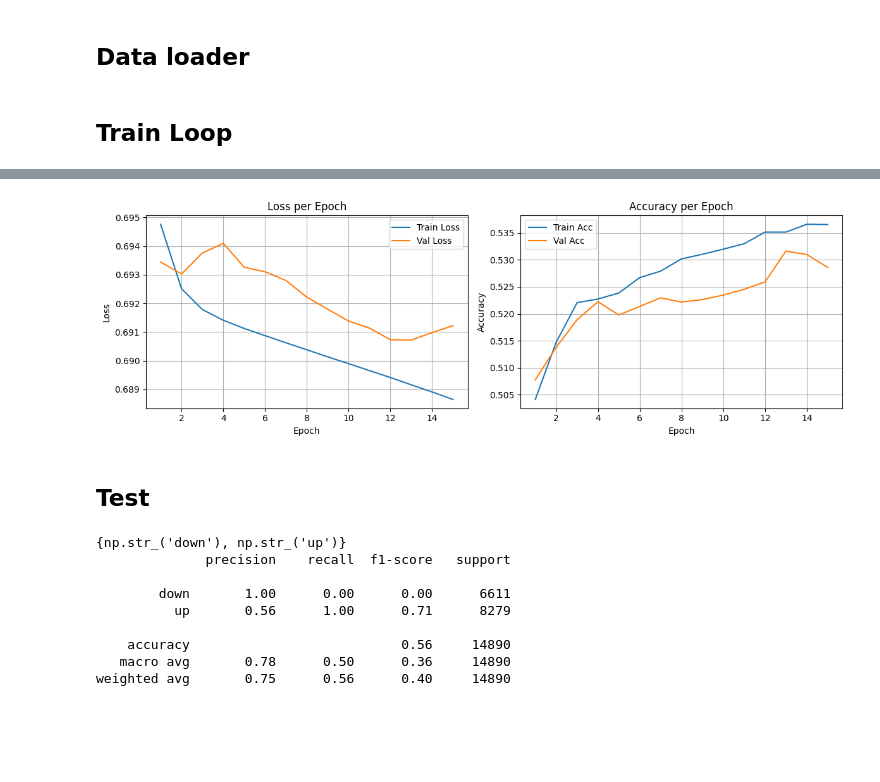
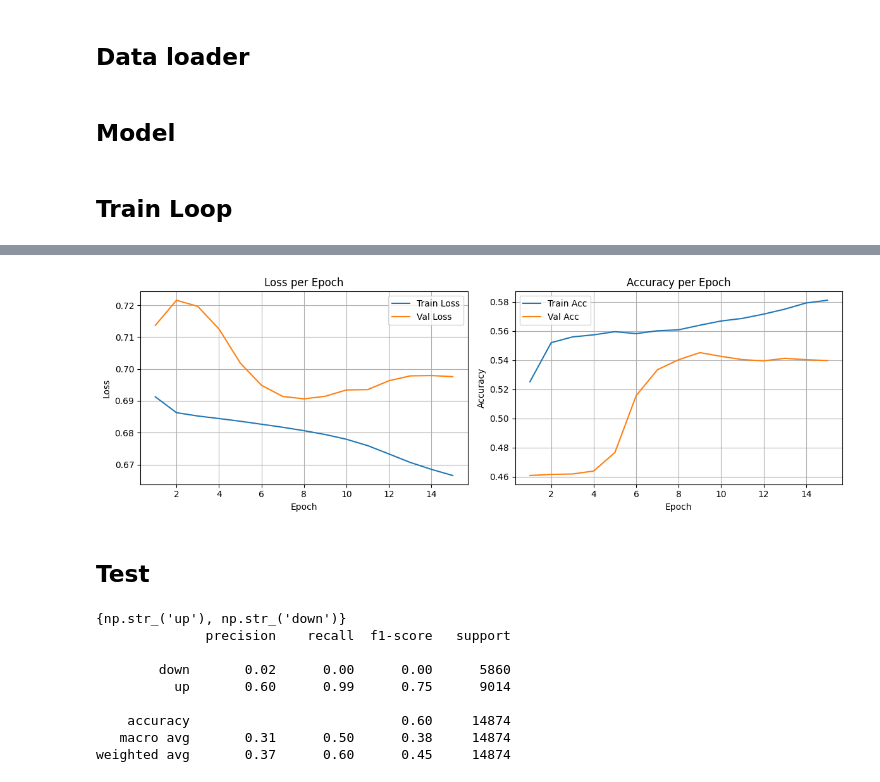
Before and after one commit to Faiisu/Gold_price_predict_LSTM, a Jupyter notebook: Gold_LSTM.ipynb, the cells around one changed output, grey strips where cells are left out. Drawn from its saved outputs; the diff is of its cells as text; code cells hidden in the pictures; blank space fills up the shorter version.

Commit message:
increase LSTM layers, change window size and horizon

```diff
--- a/Gold_LSTM.ipynb
+++ b/Gold_LSTM.ipynb
@@ -144,21 +138,11 @@ import torch.nn.functional as F
-# %%
-class LSTM_Model(nn.Module):
-    def __init__(self, input_size: int, hidden_size: int = 64, num_classes: int = 2):
-        super().__init__()
-        self.lstm = nn.LSTM(input_size=input_size, hidden_size=hidden_size, num_layers=1, batch_first=True)
-        self.fc   = nn.Linear(hidden_size, num_classes)
-    def forward(self, x):
-        out, _ = self.lstm(x)       # (B, W, H)
-        last = out[:, -1, :]        # (B, H)
-        return self.fc(last)        # (B, C) logits
 # %% [markdown]
 ## window & lebeling
 # %%
 import numpy as np
 from sklearn.preprocessing import StandardScaler
 
-window_size = 360
-horizon = 15
+window_size = 420
+horizon = 60
 
 scaled_data = df_cl.values
 
@@ -248,3 +232,5 @@ batch_size = 64
 train_loader = DataLoader(train_dataset, batch_size=batch_size, shuffle=True)
 val_loader   = DataLoader(val_dataset,   batch_size=batch_size, shuffle=False)
 test_loader  = DataLoader(test_dataset,  batch_size=batch_size, shuffle=False)
+# %% [markdown]
+## Model
@@ -251,3 +241,16 @@ test_loader  = DataLoader(test_dataset,  batch_size=batch_size, shuffle=False)
+# %%
+class LSTM_Model(nn.Module):
+    def __init__(self, input_size: int, hidden_size: int = 64, num_classes: int = 2):
+        super().__init__()
+        self.lstm = nn.LSTM(input_size=input_size, hidden_size=hidden_size, num_layers=4, batch_first=True)
+        self.fc1   = nn.Linear(hidden_size, num_classes)
+        # self.fc2 = nn.Linear(hidden_size//2, num_classes)
+    def forward(self, x):
+        out, _ = self.lstm(x)       # (B, W, H)
+        last = out[:, -1, :]        # (B, H)
+        fc1 = self.fc1(last)
+        # h = F.relu(fc1)
+        return fc1        # (B, C) logits
 # %% [markdown]
 ## Train Loop
 # %%
@@ -278,14 +281,11 @@ val_losses   = []
 train_accs   = []
 val_accs     = []
 
-# -------------------------------
-# NEW: Best Model Save
-# -------------------------------
 file = open("best_loss.txt", "r")
-best_val_loss = 0
+best_val_loss = str(file.readline(0))
 
-for i in file:
-    best_val_loss = float(i)
+if ( len(best_val_loss) == 0): best_val_loss = 999
+else : best_val_loss = float(best_val_loss)
 
 best_epoch = 0
 save_path = "best_lstm_model.pth"
@@ -335,9 +335,7 @@ for epoch in range(1, epochs + 1):
     train_accs.append(train_acc)
     val_accs.append(val_acc)
 
-    # --------------------------------
-    # NEW: Save Best Model
-    # --------------------------------
+    #save best model
     if val_loss < best_val_loss:
         best_val_loss = val_loss
         best_epoch = epoch
@@ -392,4 +390,4 @@ Best Val Loss: 0.6907
-[figure, old version]
+[figure, new version]
 # %% [markdown]
 ## Test
 # %%
@@ -427,12 +425,12 @@ y_true = np.array([mapping[t] for t in y_true])
 
 print(classification_report(y_true,y_pred))
 # %% [output]
-{np.str_('down'), np.str_('up')}
+{np.str_('up'), np.str_('down')}
               precision    recall  f1-score   support
 
-        down       1.00      0.00      0.00      6611
-          up       0.56      1.00      0.71      8279
+        down       0.02      0.00      0.00      5860
+          up       0.60      0.99      0.75      9014
 
-    accuracy                           0.56     14890
-   macro avg       0.78      0.50      0.36     14890
-weighted avg       0.75      0.56      0.40     14890
+    accuracy                           0.60     14874
+   macro avg       0.31      0.50      0.38     14874
+weighted avg       0.37      0.60      0.45     14874
```
Also changed, not shown: parts of 5 cells of this notebook, 2 other files.
